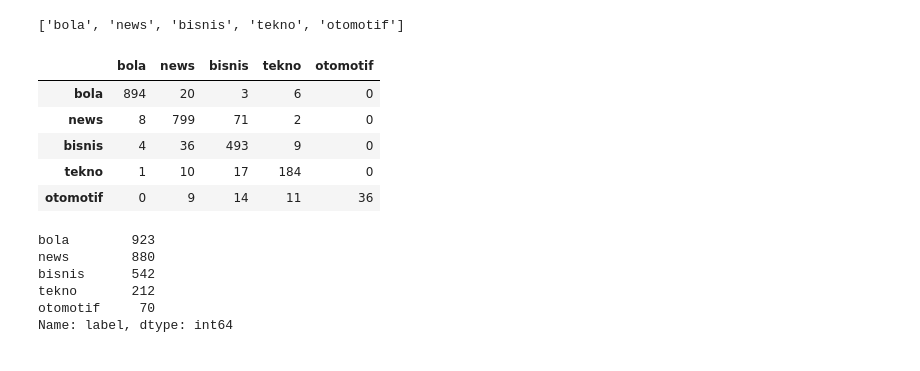
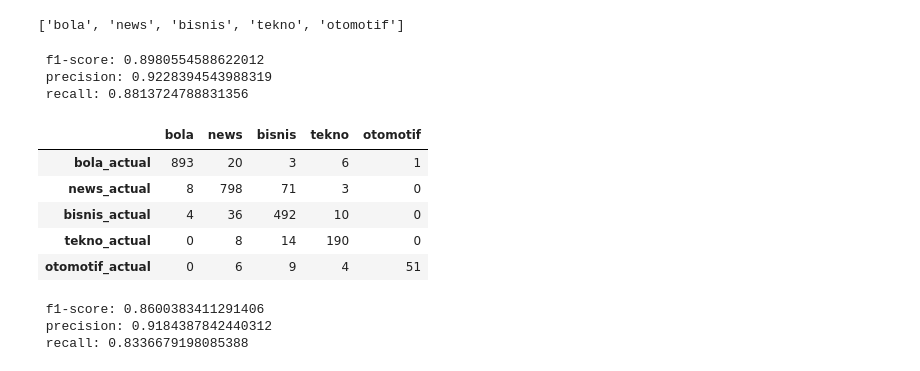
Before and after one commit to andreaschandra/indonesian-news, a Jupyter notebook: baseline.ipynb, the cells around one changed output. Saved outputs shown, nothing was run; the diff lists cells and outputs as text; code cells hidden in the pictures.

```diff
--- a/baseline.ipynb
+++ b/baseline.ipynb
@@ -62,2 +104,6 @@ X_test = cv.transform(d_test.content_cleansing)
+# %%
+cv, X_train, X_test = fe(d_train.content_cleansing, d_test.content_cleansing)
+
+cv_sw, X_train_sw, X_test_sw = fe(d_train.content_cleansing_stopword, d_test.content_cleansing_stopword)
 # %% [markdown]
 ## model
@@ -86,3 +124,14 @@ precision_score(d_test.label, y_pred, average='macro')
+# %%
+def evaluation(y_true, y_pred, label):
+    f1score = f1_score(y_true, y_pred, average='macro')
+
+    recall = recall_score(y_true, y_pred, average='macro')
+
+    precision = precision_score(y_true, y_pred, average='macro')
+
+    cm = confusion_matrix(y_true, y_pred, labels = label)
+
+    return f1score, recall, precision, cm
 # %%
 label = list(d_test.label.value_counts().index)
 # %%
@@ -90,22 +139,21 @@ label
 # %% [output]
 ['bola', 'news', 'bisnis', 'tekno', 'otomotif']
 # %%
-cm = confusion_matrix(d_test.label, y_pred, labels = label)
+f1score, recall, precision, cm = evaluation(d_test.label, y_pred, label)
+# %%
+print(" f1-score: {}\n precision: {}\n recall: {}\n".format(f1score, precision, recall))
+# %% [output]
+ f1-score: 0.8980554588622012
+ precision: 0.9228394543988319
+ recall: 0.8813724788831356
+# %%
+label_true = [l + "_actual" for l in label]
 # %%
-pd.DataFrame(data = cm, columns=label, index=label)
+pd.DataFrame(data = cm, columns=label, index=label_true)
 # %% [output]
 |  | bola | news | bisnis | tekno | otomotif |
-| bola | 894 | 20 | 3 | 6 | 0 |
-| news | 8 | 799 | 71 | 2 | 0 |
-| bisnis | 4 | 36 | 493 | 9 | 0 |
-| tekno | 1 | 10 | 17 | 184 | 0 |
-| otomotif | 0 | 9 | 14 | 11 | 36 |
+| bola_actual | 893 | 20 | 3 | 6 | 1 |
+| news_actual | 8 | 798 | 71 | 3 | 0 |
+| bisnis_actual | 4 | 36 | 492 | 10 | 0 |
+| tekno_actual | 0 | 8 | 14 | 190 | 0 |
+| otomotif_actual | 0 | 6 | 9 | 4 | 51 |
-# %%
-d_test.label.value_counts()
-# %% [output]
-bola        923
-news        880
-bisnis      542
-tekno       212
-otomotif     70
-Name: label, dtype: int64
@@ -111,0 +162,6 @@ Name: label, dtype: int64
+# %%
+print(" f1-score: {}\n precision: {}\n recall: {}".format(f1score, precision, recall))
+# %% [output]
+ f1-score: 0.8600383411291406
+ precision: 0.9184387842440312
+ recall: 0.8336679198085388
```
Also changed, not shown: parts of 31 cells of this notebook, 1 other file.
